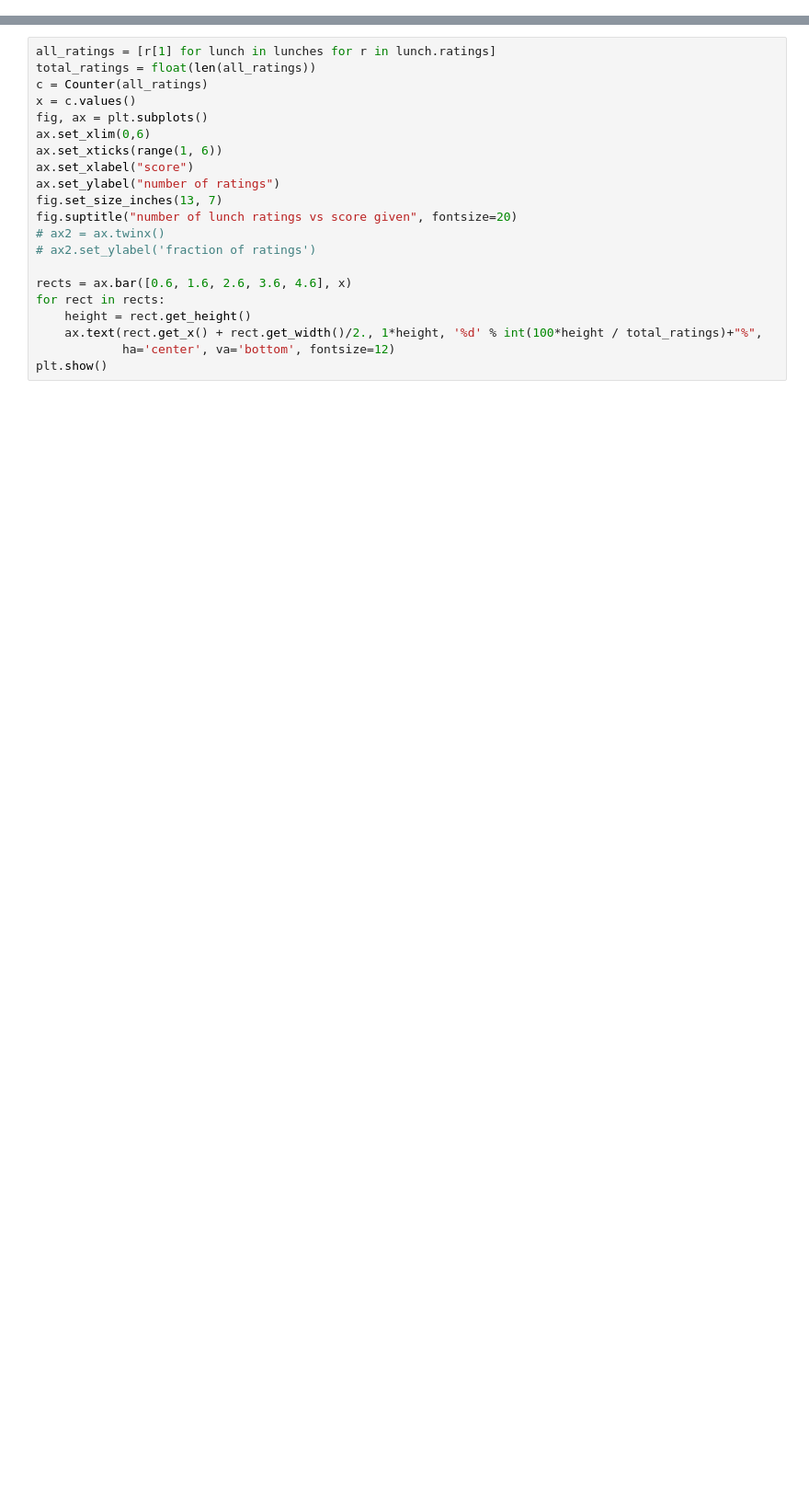
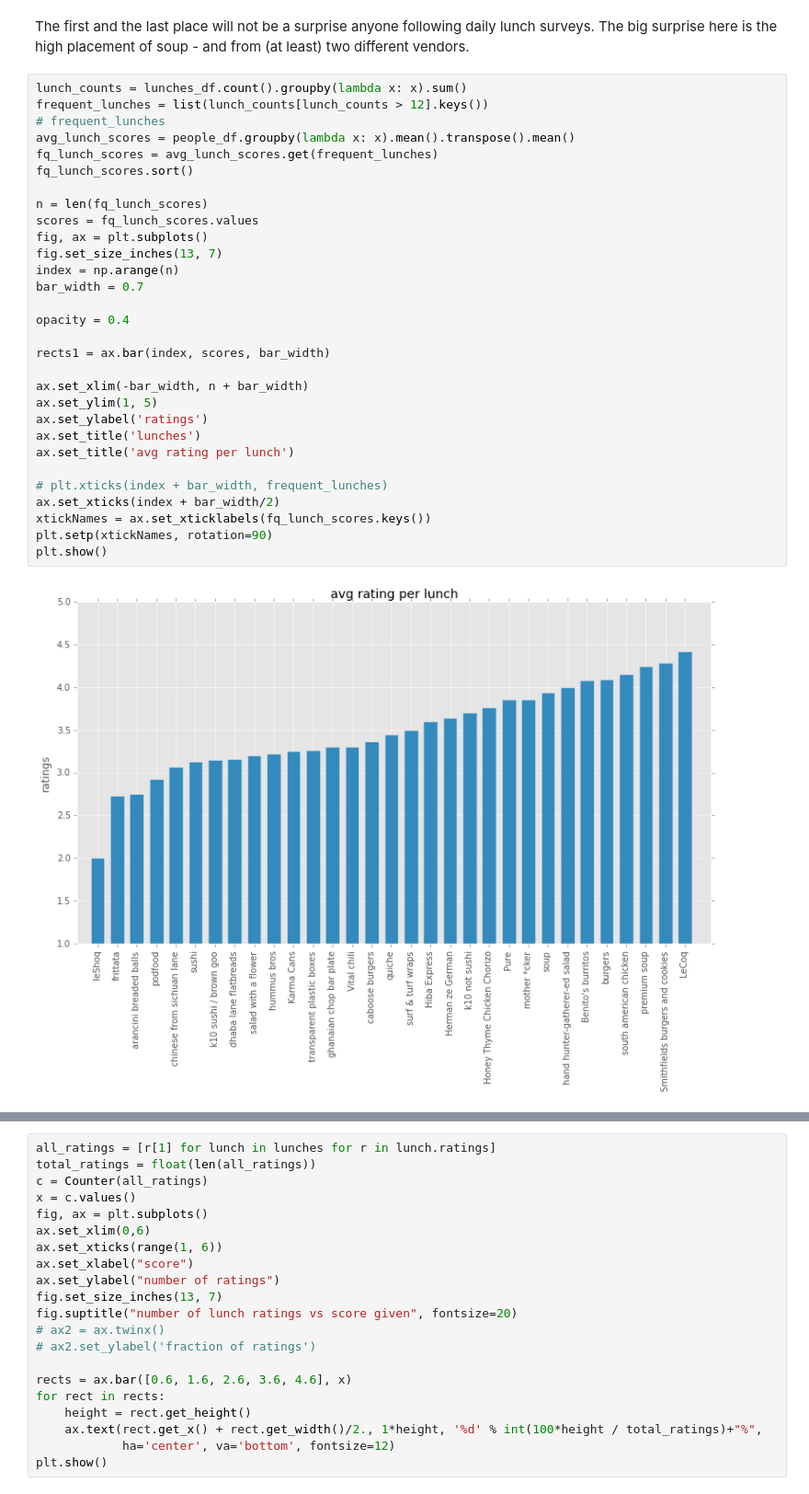
Before and after one commit to nadborduedil/lunch, a Jupyter notebook: Untitled0.ipynb, the cells around one changed output, grey strips where cells are left out. Shown: that part at 92% size. Drawn from its saved outputs; the diff is of its cells as text; blank space fills up the shorter version.

```diff
--- a/Untitled0.ipynb
+++ b/Untitled0.ipynb
@@ -95,0 +98,34 @@ frequent_people = list(frequent_df.columns)
+# %% [markdown]
+The first and the last place will not be a surprise anyone following daily lunch surveys. The big surprise here is the high placement of soup - and from (at least) two different vendors.
+# %%
+lunch_counts = lunches_df.count().groupby(lambda x: x).sum()
+frequent_lunches = list(lunch_counts[lunch_counts > 12].keys())
+# frequent_lunches
+avg_lunch_scores = people_df.groupby(lambda x: x).mean().transpose().mean()
+fq_lunch_scores = avg_lunch_scores.get(frequent_lunches)
+fq_lunch_scores.sort()
+
+n = len(fq_lunch_scores)
+scores = fq_lunch_scores.values
+fig, ax = plt.subplots()
+fig.set_size_inches(13, 7)
+index = np.arange(n)
+bar_width = 0.7
+
+opacity = 0.4
+
+rects1 = ax.bar(index, scores, bar_width)
+
+ax.set_xlim(-bar_width, n + bar_width)
+ax.set_ylim(1, 5)
+ax.set_ylabel('ratings')
+ax.set_title('lunches')
+ax.set_title('avg rating per lunch')
+
+# plt.xticks(index + bar_width, frequent_lunches)
+ax.set_xticks(index + bar_width/2)
+xtickNames = ax.set_xticklabels(fq_lunch_scores.keys())
+plt.setp(xtickNames, rotation=90)
+plt.show()
+# %% [output]
+[figure, added]
```
Also changed, not shown: parts of 26 cells of this notebook, 1 other file.
